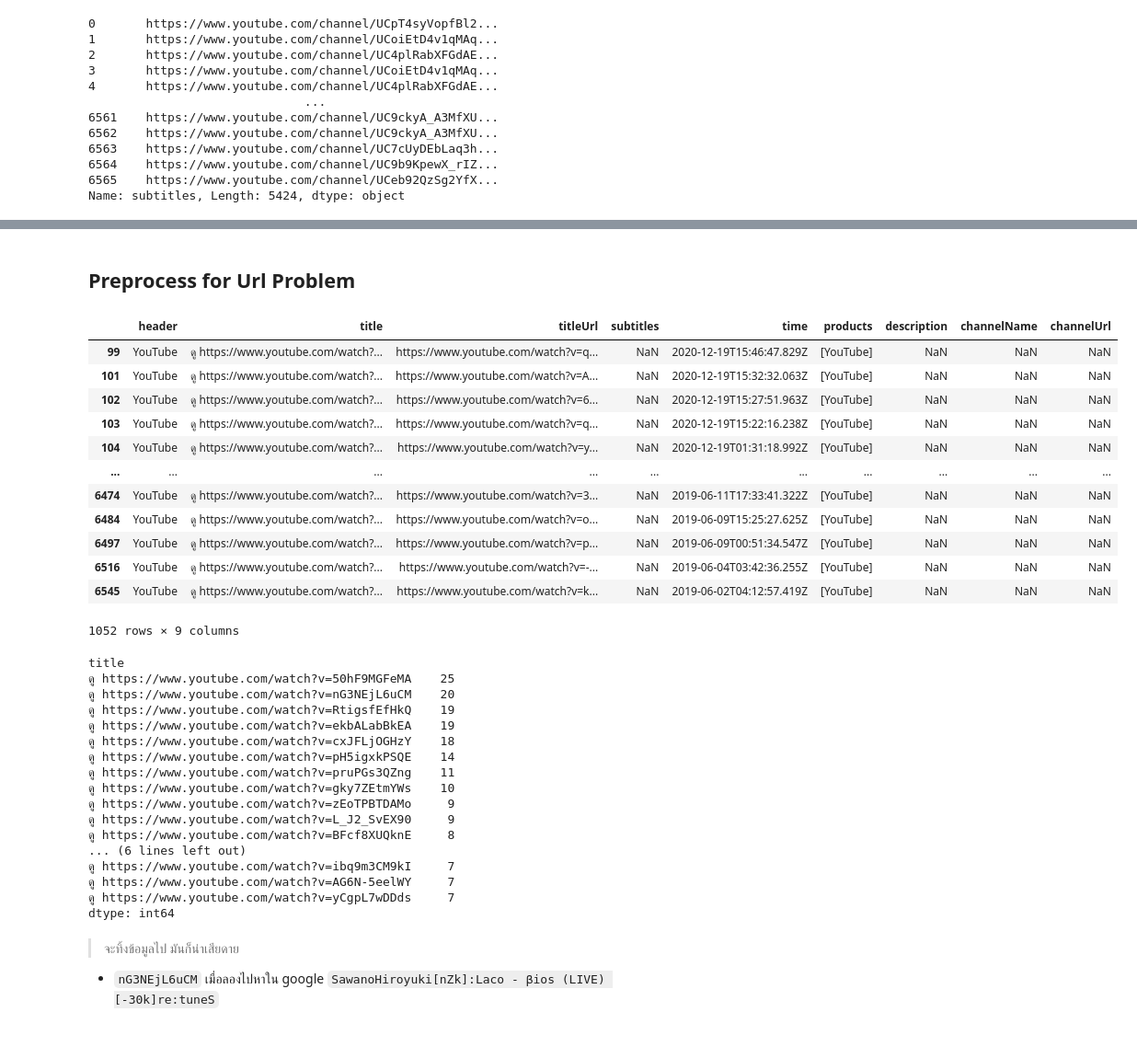
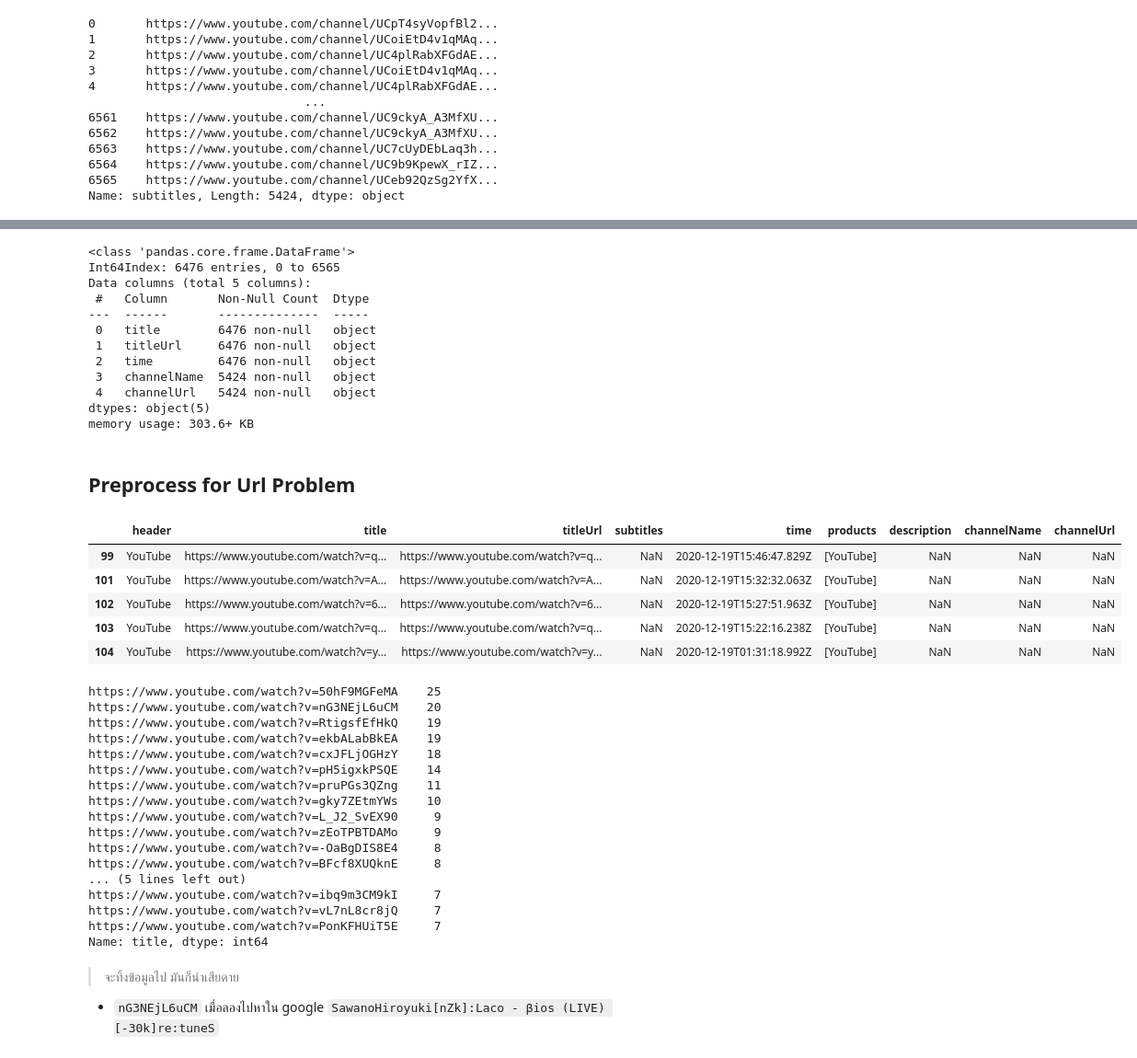
Before and after one commit to chuan-khuna/youtube-analysis, a Jupyter notebook: 00_explore_watch_history.ipynb, the cells around one changed output, grey strips where cells are left out. Shown: that part at 92% size. Drawn from its saved outputs; the diff is of its cells as text; code cells hidden in the pictures.

Commit message:
Update clean data

```diff
--- a/00_explore_watch_history.ipynb
+++ b/00_explore_watch_history.ipynb
@@ -158,0 +152,2 @@ most_viewed.head(10)
+# %%
+df = df[(df['title'] != 'ดูวิดีโอที่นำออกไปแล้ว')]
@@ -158,0 +177,2 @@ most_viewed.head(10)
+# %%
+df = df[~(df['titleUrl'].isna())]
@@ -159 +198,3 @@ most_viewed.head(10)
+# %%
+df['title'] = df['title'].str.replace(r"^ดู\s", "")
 # %% [markdown]
@@ -223 +298,16 @@ df
+# %%
+df_clean.info()
+# %% [output]
+<class 'pandas.core.frame.DataFrame'>
+Int64Index: 6476 entries, 0 to 6565
+Data columns (total 5 columns):
+ #   Column       Non-Null Count  Dtype
+---  ------       --------------  -----
+ 0   title        6476 non-null   object
+ 1   titleUrl     6476 non-null   object
+ 2   time         6476 non-null   object
+ 3   channelName  5424 non-null   object
+ 4   channelUrl   5424 non-null   object
+dtypes: object(5)
+memory usage: 303.6+ KB
 # %%
@@ -225,45 +315,38 @@ df.to_csv("./data/watch_histories_clean_channel.csv", index=False)
 # %% [markdown]
 ## Preprocess for Url Problem
 # %%
-regex_pattern = r"(ดู\shttp*)"
+regex_pattern = r"(^http*)"
 
 url_df = df[(df['title'].str.match(regex_pattern))]
 # %%
-url_df
+url_df.head()
 # %% [output]
 |  | header | title | titleUrl | subtitles | time | products | description | channelName | channelUrl |
-| 99 | YouTube | ดู https://www.youtube.com/watch?... | https://www.youtube.com/watch?v=q... | NaN | 2020-12-19T15:46:47.829Z | [YouTube] | NaN | NaN | NaN |
-| 101 | YouTube | ดู https://www.youtube.com/watch?... | https://www.youtube.com/watch?v=A... | NaN | 2020-12-19T15:32:32.063Z | [YouTube] | NaN | NaN | NaN |
-| 102 | YouTube | ดู https://www.youtube.com/watch?... | https://www.youtube.com/watch?v=6... | NaN | 2020-12-19T15:27:51.963Z | [YouTube] | NaN | NaN | NaN |
-| 103 | YouTube | ดู https://www.youtube.com/watch?... | https://www.youtube.com/watch?v=q... | NaN | 2020-12-19T15:22:16.238Z | [YouTube] | NaN | NaN | NaN |
-| 104 | YouTube | ดู https://www.youtube.com/watch?... | https://www.youtube.com/watch?v=y... | NaN | 2020-12-19T01:31:18.992Z | [YouTube] | NaN | NaN | NaN |
-| ... | ... | ... | ... | ... | ... | ... | ... | ... | ... |
-| 6474 | YouTube | ดู https://www.youtube.com/watch?... | https://www.youtube.com/watch?v=3... | NaN | 2019-06-11T17:33:41.322Z | [YouTube] | NaN | NaN | NaN |
-| 6484 | YouTube | ดู https://www.youtube.com/watch?... | https://www.youtube.com/watch?v=o... | NaN | 2019-06-09T15:25:27.625Z | [YouTube] | NaN | NaN | NaN |
-| 6497 | YouTube | ดู https://www.youtube.com/watch?... | https://www.youtube.com/watch?v=p... | NaN | 2019-06-09T00:51:34.547Z | [YouTube] | NaN | NaN | NaN |
-| 6516 | YouTube | ดู https://www.youtube.com/watch?... | https://www.youtube.com/watch?v=-... | NaN | 2019-06-04T03:42:36.255Z | [YouTube] | NaN | NaN | NaN |
-| 6545 | YouTube | ดู https://www.youtube.com/watch?... | https://www.youtube.com/watch?v=k... | NaN | 2019-06-02T04:12:57.419Z | [YouTube] | NaN | NaN | NaN |
+| 99 | YouTube | https://www.youtube.com/watch?v=q... | https://www.youtube.com/watch?v=q... | NaN | 2020-12-19T15:46:47.829Z | [YouTube] | NaN | NaN | NaN |
+| 101 | YouTube | https://www.youtube.com/watch?v=A... | https://www.youtube.com/watch?v=A... | NaN | 2020-12-19T15:32:32.063Z | [YouTube] | NaN | NaN | NaN |
+| 102 | YouTube | https://www.youtube.com/watch?v=6... | https://www.youtube.com/watch?v=6... | NaN | 2020-12-19T15:27:51.963Z | [YouTube] | NaN | NaN | NaN |
+| 103 | YouTube | https://www.youtube.com/watch?v=q... | https://www.youtube.com/watch?v=q... | NaN | 2020-12-19T15:22:16.238Z | [YouTube] | NaN | NaN | NaN |
+| 104 | YouTube | https://www.youtube.com/watch?v=y... | https://www.youtube.com/watch?v=y... | NaN | 2020-12-19T01:31:18.992Z | [YouTube] | NaN | NaN | NaN |
-1052 rows × 9 columns
 # %%
-url_df.value_counts('title')[:20]
+url_df['title'].value_counts()[:20]
 # %% [output]
-title
-ดู https://www.youtube.com/watch?v=50hF9MGFeMA    25
-ดู https://www.youtube.com/watch?v=nG3NEjL6uCM    20
-ดู https://www.youtube.com/watch?v=RtigsfEfHkQ    19
-ดู https://www.youtube.com/watch?v=ekbALabBkEA    19
-ดู https://www.youtube.com/watch?v=cxJFLjOGHzY    18
-ดู https://www.youtube.com/watch?v=pH5igxkPSQE    14
-ดู https://www.youtube.com/watch?v=pruPGs3QZng    11
-ดู https://www.youtube.com/watch?v=gky7ZEtmYWs    10
-ดู https://www.youtube.com/watch?v=zEoTPBTDAMo     9
-ดู https://www.youtube.com/watch?v=L_J2_SvEX90     9
-ดู https://www.youtube.com/watch?v=BFcf8XUQknE     8
-... (6 lines left out)
-ดู https://www.youtube.com/watch?v=ibq9m3CM9kI     7
-ดู https://www.youtube.com/watch?v=AG6N-5eelWY     7
-ดู https://www.youtube.com/watch?v=yCgpL7wDDds     7
-dtype: int64
+https://www.youtube.com/watch?v=50hF9MGFeMA    25
+https://www.youtube.com/watch?v=nG3NEjL6uCM    20
+https://www.youtube.com/watch?v=RtigsfEfHkQ    19
+https://www.youtube.com/watch?v=ekbALabBkEA    19
+https://www.youtube.com/watch?v=cxJFLjOGHzY    18
+https://www.youtube.com/watch?v=pH5igxkPSQE    14
+https://www.youtube.com/watch?v=pruPGs3QZng    11
+https://www.youtube.com/watch?v=gky7ZEtmYWs    10
+https://www.youtube.com/watch?v=L_J2_SvEX90     9
+https://www.youtube.com/watch?v=zEoTPBTDAMo     9
+https://www.youtube.com/watch?v=-OaBgDIS8E4     8
+https://www.youtube.com/watch?v=BFcf8XUQknE     8
+... (5 lines left out)
+https://www.youtube.com/watch?v=ibq9m3CM9kI     7
+https://www.youtube.com/watch?v=vL7nL8cr8jQ     7
+https://www.youtube.com/watch?v=PonKFHUiT5E     7
+Name: title, dtype: int64
 # %% [markdown]
 > จะทิ้งข้อมูลไป มันก็น่าเสียดาย
 
```
Also changed, not shown: parts of 21 cells of this notebook, 4 other files.
